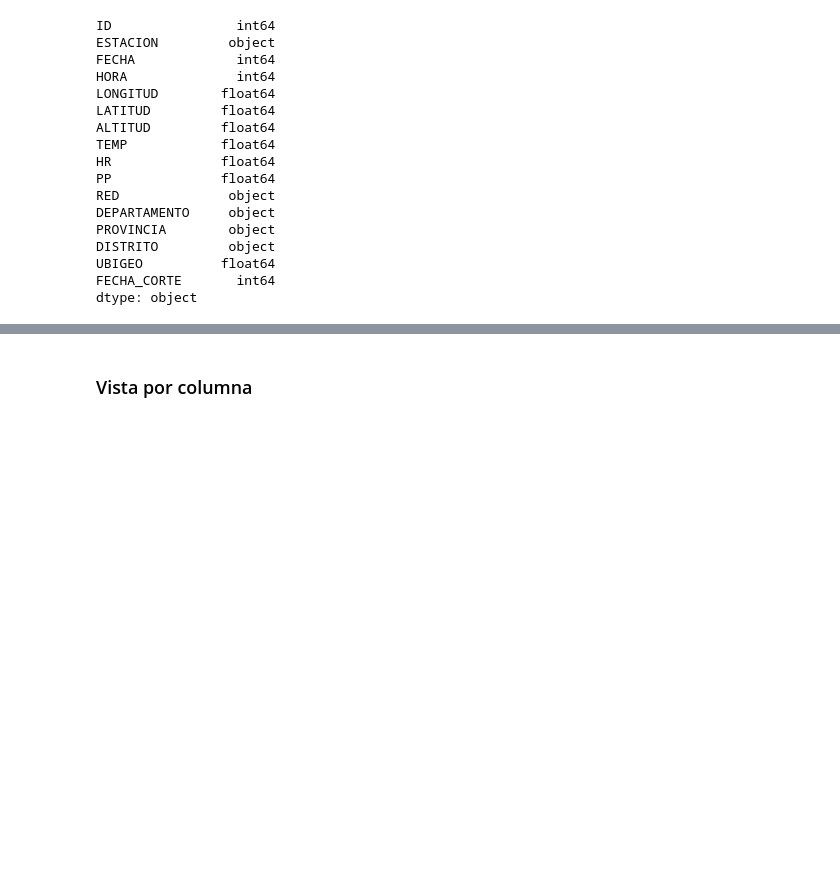
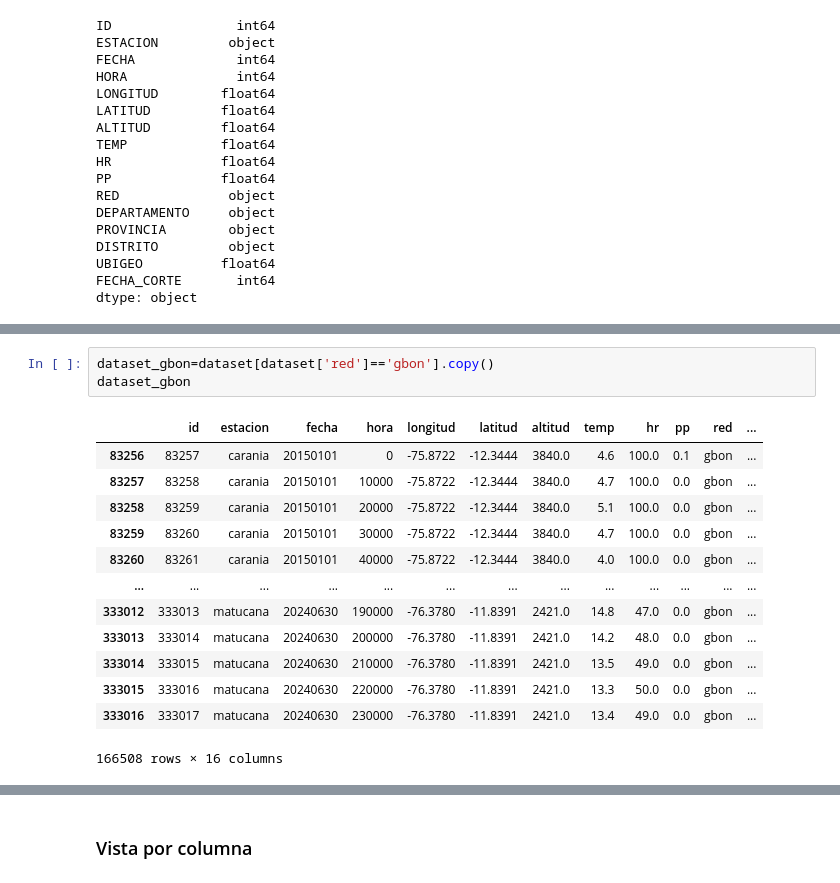
Before and after one commit to Arelly-Vega/eda-variables-meteorologicas-estacionales, a Jupyter notebook: proyecto/notebooks/clean.ipynb, the cells around one changed output, grey strips where cells are left out. Drawn from its saved outputs; the diff is of its cells as text; blank space fills up the shorter version.

```diff
--- a/proyecto/notebooks/clean.ipynb
+++ b/proyecto/notebooks/clean.ipynb
@@ -43,0 +127,17 @@ Index(['ID', 'ESTACION', 'FECHA', 'HORA', 'LONGITUD', 'LATITUD', 'ALTITUD',
+# %%
+dataset_gbon=dataset[dataset['red']=='gbon'].copy()
+dataset_gbon
+# %% [output]
+|  | id | estacion | fecha | hora | longitud | latitud | altitud | temp | hr | pp | red | ... |
+| 83256 | 83257 | carania | 20150101 | 0 | -75.8722 | -12.3444 | 3840.0 | 4.6 | 100.0 | 0.1 | gbon | ... |
+| 83257 | 83258 | carania | 20150101 | 10000 | -75.8722 | -12.3444 | 3840.0 | 4.7 | 100.0 | 0.0 | gbon | ... |
+| 83258 | 83259 | carania | 20150101 | 20000 | -75.8722 | -12.3444 | 3840.0 | 5.1 | 100.0 | 0.0 | gbon | ... |
+| 83259 | 83260 | carania | 20150101 | 30000 | -75.8722 | -12.3444 | 3840.0 | 4.7 | 100.0 | 0.0 | gbon | ... |
+| 83260 | 83261 | carania | 20150101 | 40000 | -75.8722 | -12.3444 | 3840.0 | 4.0 | 100.0 | 0.0 | gbon | ... |
+| ... | ... | ... | ... | ... | ... | ... | ... | ... | ... | ... | ... | ... |
+| 333012 | 333013 | matucana | 20240630 | 190000 | -76.3780 | -11.8391 | 2421.0 | 14.8 | 47.0 | 0.0 | gbon | ... |
+| 333013 | 333014 | matucana | 20240630 | 200000 | -76.3780 | -11.8391 | 2421.0 | 14.2 | 48.0 | 0.0 | gbon | ... |
+| 333014 | 333015 | matucana | 20240630 | 210000 | -76.3780 | -11.8391 | 2421.0 | 13.5 | 49.0 | 0.0 | gbon | ... |
+| 333015 | 333016 | matucana | 20240630 | 220000 | -76.3780 | -11.8391 | 2421.0 | 13.3 | 50.0 | 0.0 | gbon | ... |
+| 333016 | 333017 | matucana | 20240630 | 230000 | -76.3780 | -11.8391 | 2421.0 | 13.4 | 49.0 | 0.0 | gbon | ... |
+166508 rows × 16 columns
```
Also changed, not shown: parts of 21 cells of this notebook, 1 other file.
